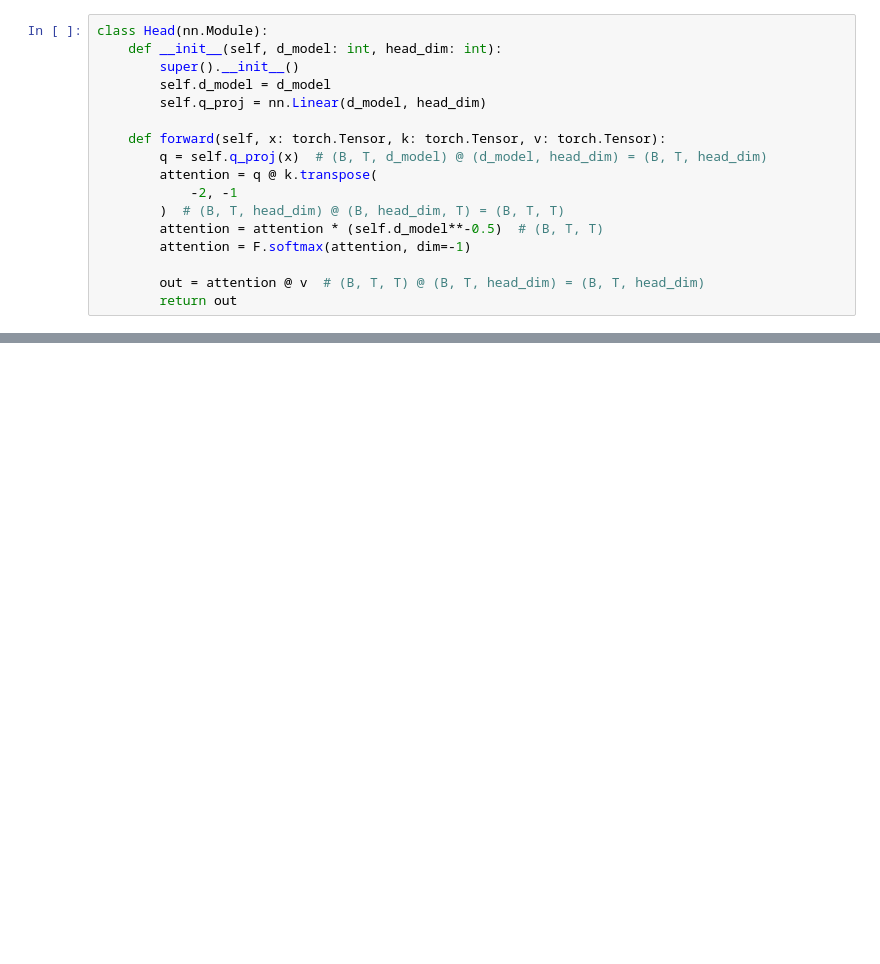
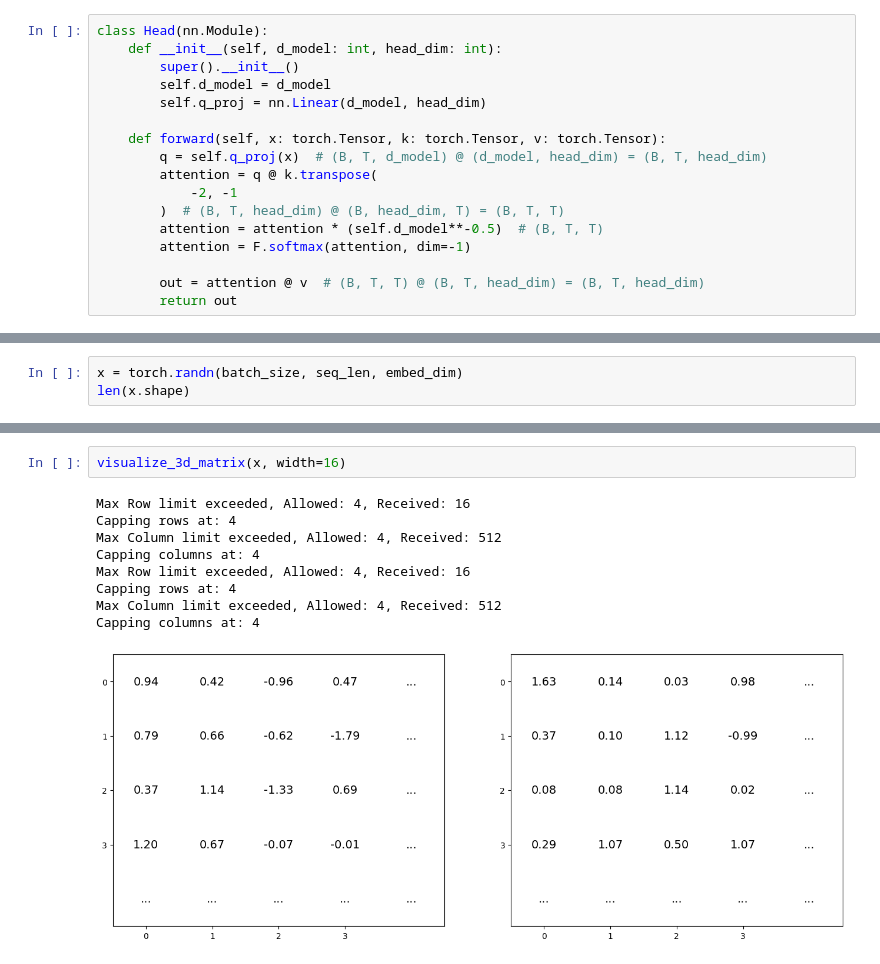
Before and after one commit to SauravP97/llms-from-scratch, a Jupyter notebook: grouped_query_attention/gqa_step_by_step.ipynb, the cells around one changed output, grey strips where cells are left out. Cells and saved outputs as stored; diff of their text form; blank space fills up the shorter version.

Commit message:
added 3d matrix visualization capability

```diff
--- a/grouped_query_attention/gqa_step_by_step.ipynb
+++ b/grouped_query_attention/gqa_step_by_step.ipynb
@@ -125 +125,4 @@ Capping columns at: 16
 Output shape: torch.Size([2, 16, 512])
+# %%
+x = torch.randn(batch_size, seq_len, embed_dim)
+len(x.shape)
@@ -125,0 +147,12 @@ Output shape: torch.Size([2, 16, 512])
+# %%
+visualize_3d_matrix(x, width=16)
+# %% [output]
+Max Row limit exceeded, Allowed: 4, Received: 16
+Capping rows at: 4
+Max Column limit exceeded, Allowed: 4, Received: 512
+Capping columns at: 4
+Max Row limit exceeded, Allowed: 4, Received: 16
+Capping rows at: 4
+Max Column limit exceeded, Allowed: 4, Received: 512
+Capping columns at: 4
+[figure, added]
```
Also changed, not shown: parts of 4 cells of this notebook, 1 other file.
